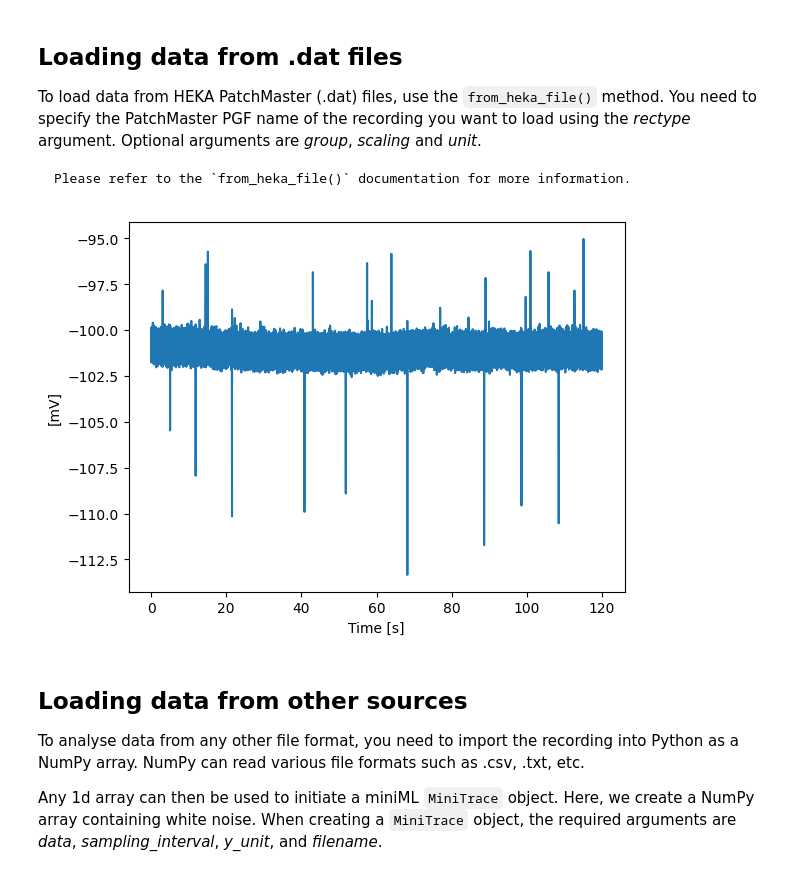
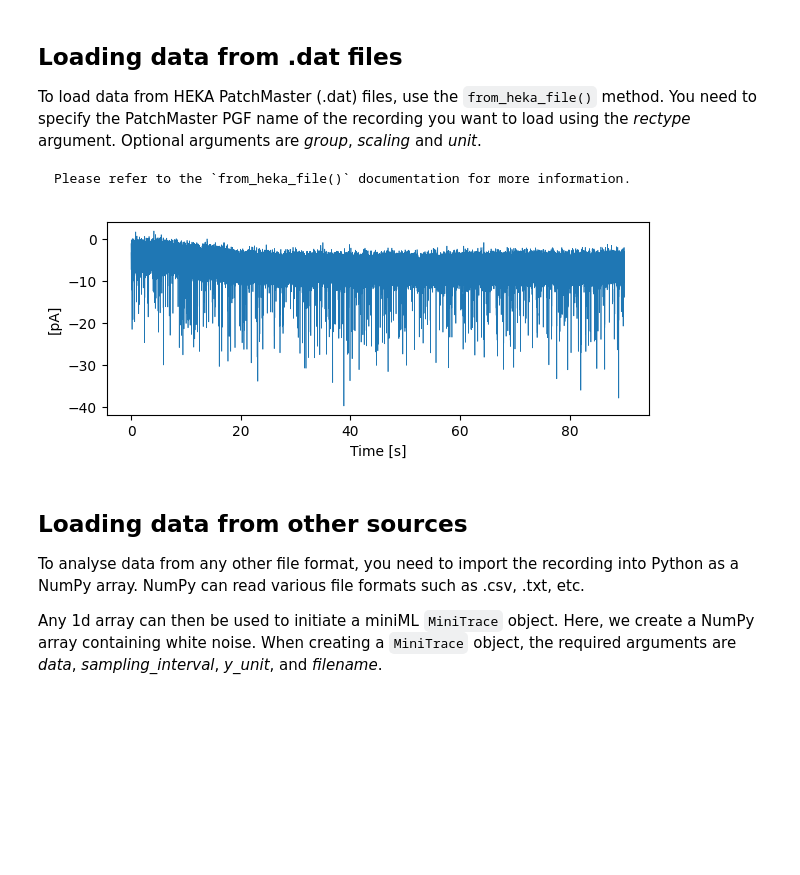
Before and after one commit to delvendahl/miniML, a Jupyter notebook: docs/general/loading_data.ipynb, the cells around one changed output. Saved outputs shown, nothing was run; the diff lists cells and outputs as text; code cells hidden in the pictures; blank space fills up the shorter version.

Commit message:
add example .dat file and update notebooks

````diff
--- a/docs/general/loading_data.ipynb
+++ b/docs/general/loading_data.ipynb
@@ -52,20 +52,20 @@ To load data from HEKA PatchMaster (.dat) files, use the `from_heka_file()` meth
 Please refer to the `from_heka_file()` documentation for more information.
 ```
 # %%
-filename = '../../example_data/B_2020-05-14_007.dat'
-rectype = 'conti CC'
-scaling = 1e3
-unit = 'mV'
+filename = '../../example_data/A_2025-04-04_001.dat'
+rectype = 'conti VC low'
+scaling = 1e12
+unit = 'pA'
 
-PM_trace = MiniTrace.from_heka_file(filename=filename,
-                                    rectype=rectype,
-                                    group=0,
-                                    scaling=scaling,
-                                    unit=unit)
+PM_trace = TraceLoader.from_heka_file(filename=filename,
+                                      rectype=rectype,
+                                      group=0,
+                                      scaling=scaling,
+                                      unit=unit)
 
-PM_trace.plot_trace()
+PM_trace.plot_trace(figsize=(7, 2.5))
 # %% [output]
-[figure, old version]
+[figure, new version]
 # %% [markdown]
 ## Loading data from other sources
 
````
Also changed, not shown: parts of 4 cells of this notebook, 2 other files.
